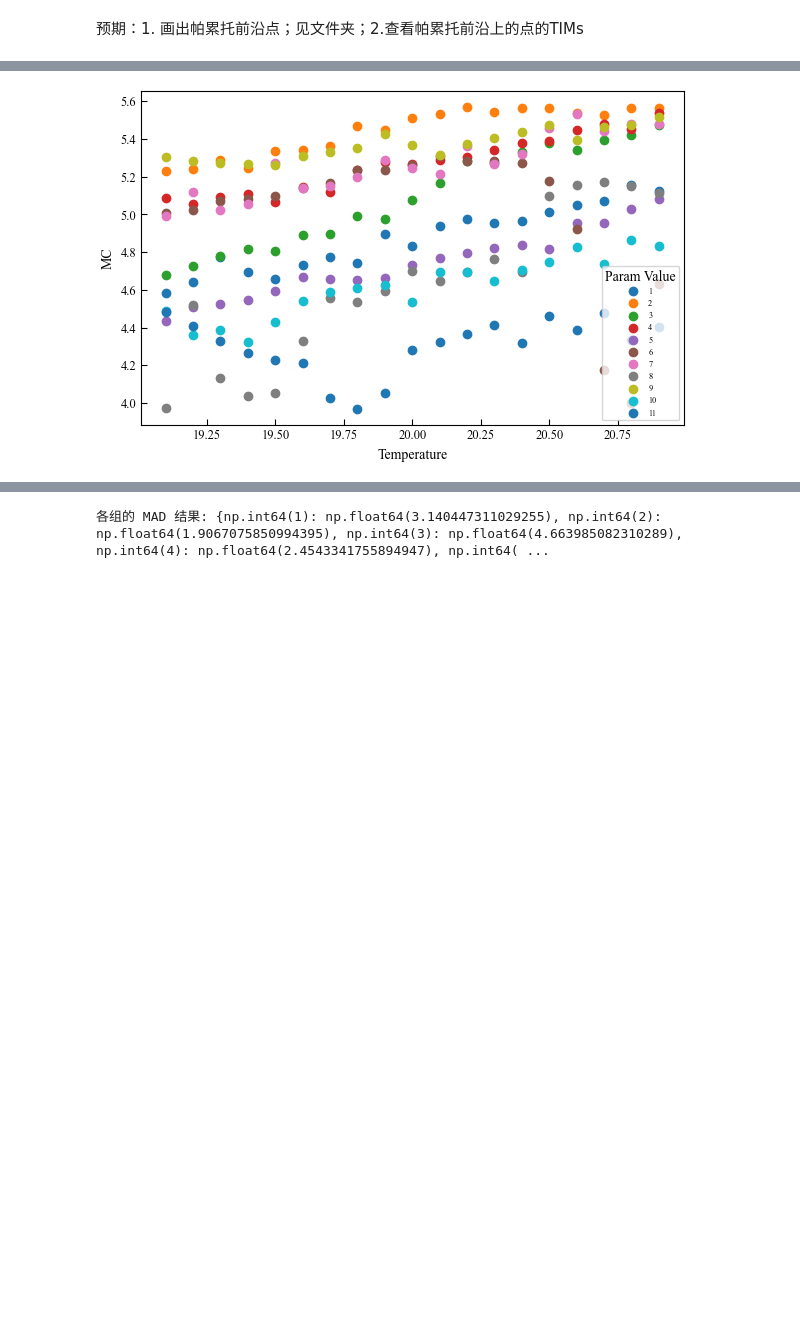
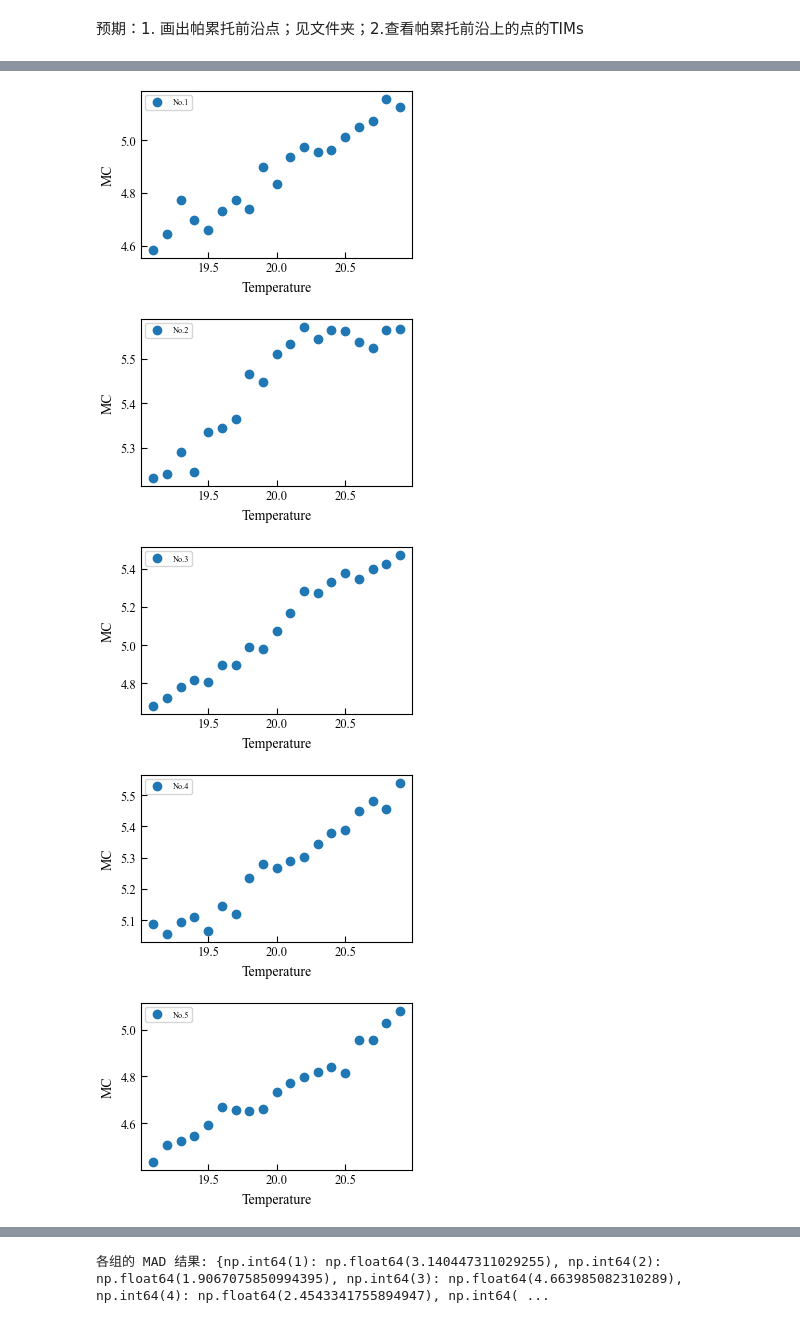
Before and after one commit to VvvpC/spnc_TIMs_heterogeneous, a Jupyter notebook: Analysis/Paretofront_points_TIMs_task.ipynb, the cells around one changed output, grey strips where cells are left out. Saved outputs shown, nothing was run; the diff lists cells and outputs as text; code cells hidden in the pictures; blank space fills up the shorter version.

```diff
--- a/Analysis/Paretofront_points_TIMs_task.ipynb
+++ b/Analysis/Paretofront_points_TIMs_task.ipynb
@@ -68,7 +68,7 @@ def load_and_merge_data(folder_path, file_pattern, columns_of_interest=None):
             df = df[valid_cols]
 
         # 6. 【优雅的关键】将提取的 Legend 作为一个新列加入数据
-        df['Legend_Label'] = legend_val
+        df['number'] = legend_val
 
         data_list.append(df)
 
@@ -77,8 +77,8 @@ def load_and_merge_data(folder_path, file_pattern, columns_of_interest=None):
         merged_df = pd.concat(data_list, ignore_index=True)
         # 可选：如果 legend 是数字，转为数字类型以便排序
         try:
-            merged_df['Legend_Label'] = pd.to_numeric(merged_df['Legend_Label'])
-            merged_df = merged_df.sort_values('Legend_Label') # 按图例顺序排序
+            merged_df['number'] = pd.to_numeric(merged_df['number'])
+            merged_df = merged_df.sort_values('number') # 按图例顺序排序
         except ValueError:
             pass # 如果不是数字，保持字符串原样
 
@@ -109,27 +109,33 @@ print(f"包含的图例标签: {df_all['Legend_Label'].unique()}")
 # %%
 # 开始画图
 plot_style_config.set_pub_style()
-plt.figure(figsize=plot_style_config.get_figsize('double')) # 修正了括号
+ # 修正了括号
 
 # 获取所有唯一的标签
-labels = df_all['Legend_Label'].unique()
+labels = df_all['number'].unique()
 
 # 循环遍历每一个标签，单独画一条线
 for label in labels:
+
+    plt.figure(figsize=plot_style_config.get_figsize('single'))
     # 筛选出当前标签的数据
-    subset = df_all[df_all['Legend_Label'] == label]
+    subset = df_all[df_all['number'] == label]
 
     plt.scatter(
         subset['temp'],
         subset['MC'],
         label=label,  # 这里使用标签作为图例
         marker='o',
         linewidth=1
     )
 
-plt.xlabel('Temperature')
-plt.ylabel('MC')
-plt.legend(title="Param Value") # 显示图例
-plt.show()
+    plt.xlabel('Temperature')
+    plt.ylabel('MC')
+    plt.legend([f'No.{label}']) # 显示图例
+    plt.show()
 # %% [output]
-[figure, old version]
+[figure, new version]
+[figure, added]
+[figure, added]
+[figure, added]
+[figure, added]
```
Also changed, not shown: parts of 8 cells of this notebook, 3 other files.
